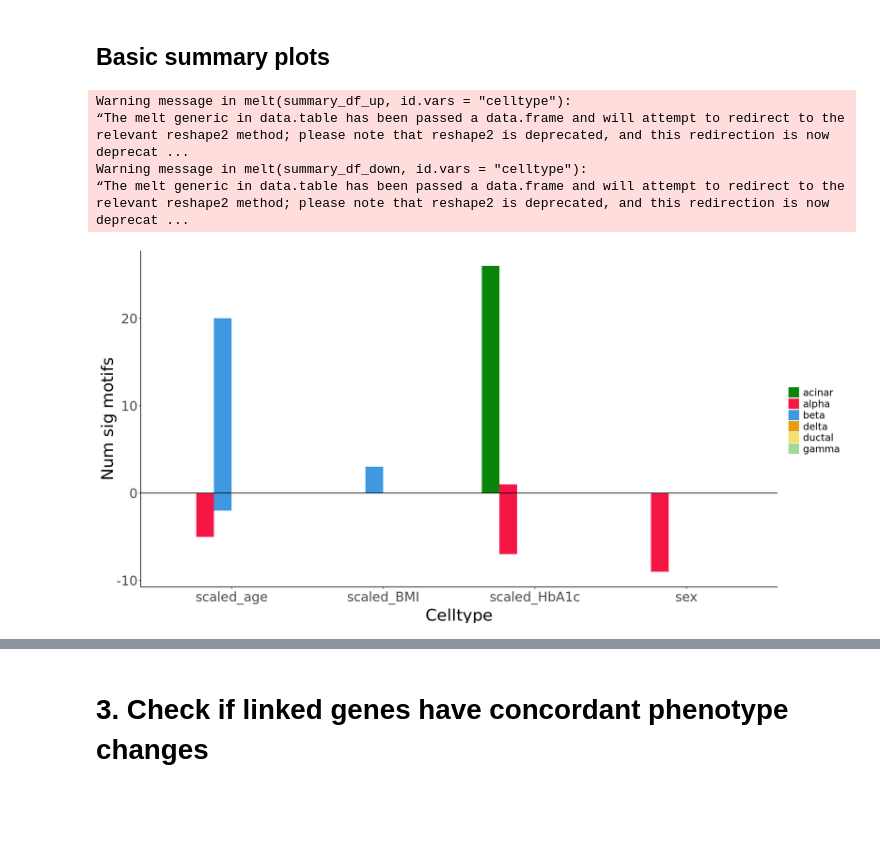
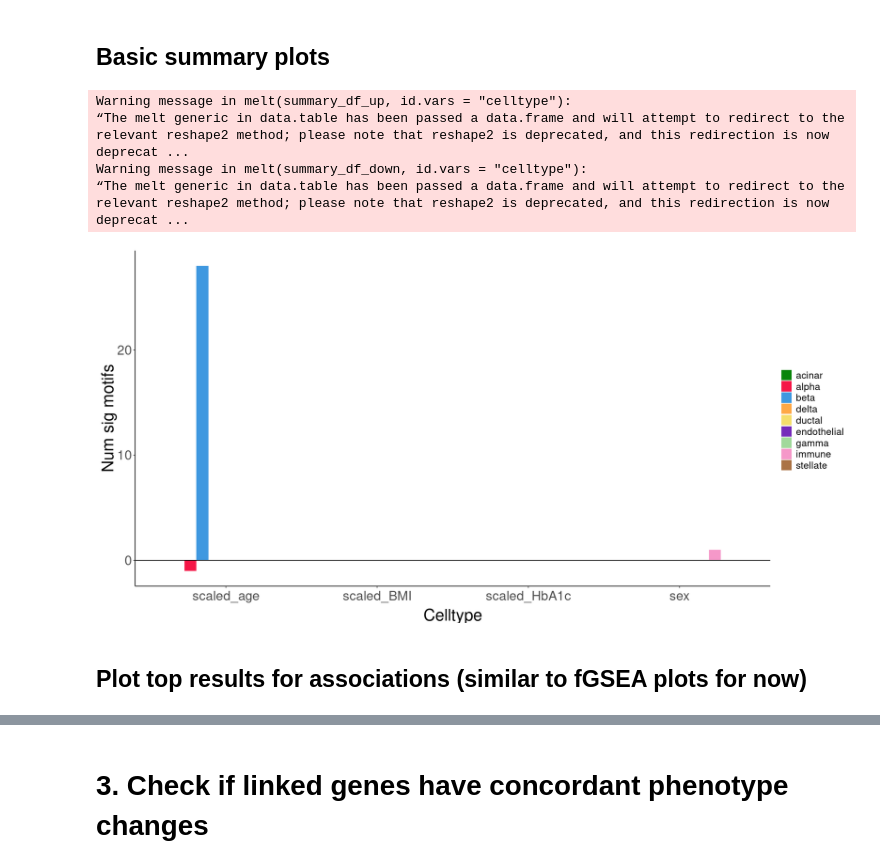
Before and after one commit to Gaulton-Lab/non-diabetic-islet-multiomics, a Jupyter notebook: code/2_Phenotype_associations/5b_ATAC_associations_combined_downstream.ipynb, the cells around one changed output, grey strips where cells are left out. Drawn from its saved outputs; the diff is of its cells as text; code cells hidden in the pictures; blank space fills up the shorter version.

```diff
--- a/code/2_Phenotype_associations/5b_ATAC_associations_combined_downstream.ipynb
+++ b/code/2_Phenotype_associations/5b_ATAC_associations_combined_downstream.ipynb
@@ -133,0 +177,13 @@ parallel -j 7 < 240426_HOMER_commands.sh
+# %%
+#moved files on ophelia to TSCC partition
+celltypes <- c('beta', 'alpha', 'delta', 'gamma', 'acinar','ductal', 'endothelial', 'immune','stellate')
+traits <- c('scaled_age', 'scaled_BMI', 'scaled_HbA1c', 'sex')
+config_fp <- file.path(homer_dir1, 'homer_config.txt')
+
+for(celltype in celltypes){
+    for(trait in traits){
+        for(dir in c('up','down')){
+            run_HOMER(celltype, trait, dir, homer_dir1, config_fp)
+        }
+    }
+}
@@ -148,9 +237,9 @@ parse_HOMER_knownResults <- function(celltype, trait, dir, homer_dir){
         df_fin <- df_fin %>% select(-c(consensus,target_seq_w_motif,bg_seq_w_motif)) %>%
                     mutate(motif_short=gsub("/.*",'',motif)) %>% mutate(motif_short=gsub("[(].*", "", motif_short)) %>% #shorten motif names to TFs
                     mutate_at(c('perc_target_seq_w_motif','perc_bg_seq_w_motif'),as.numeric) %>% #convert percents to numeric
-                    mutate(fc=(perc_target_seq_w_motif-perc_bg_seq_w_motif)/perc_bg_seq_w_motif) %>% #calculate foldchange
+                    mutate(fc=perc_target_seq_w_motif/perc_bg_seq_w_motif) %>% #calculate foldchange
                     mutate(l2fc=log2(abs(fc))) #take log2 of foldchange
-        #recalc the qvalue with out preferred method
+        #recalc the qvalue with our preferred method
         df_fin$neglog10p <- -log10(df_fin$pval)
         df_fin$padj <- p.adjust(p=df_fin$pval, method='BH', n=nrow(df_fin))
 
@@ -159,8 +248,8 @@ parse_HOMER_knownResults <- function(celltype, trait, dir, homer_dir){
         write.table(df_fin, out_fp, sep='\t', row.names=FALSE, quote=FALSE)
 
         #cut to sig motifs and do final reordering
-        df_sig <- subset(df_fin, padj < 0.1)
-        df_sig <- df_sig %>% select(-c(log_pval,qval)) %>% relocate(c(neglog10p,padj), .after=pval)
+        df_sig <- subset(df_fin, qval < 0.1)
+        df_sig <- df_sig %>% relocate(c(neglog10p,padj), .after=pval)
         print(paste(homer_fp, dim(df_sig)[1]))
 
         #write to file
@@ -172,12 +261,11 @@ parse_HOMER_knownResults <- function(celltype, trait, dir, homer_dir){
 }
 # %%
 traits <- c('scaled_age', 'scaled_BMI', 'scaled_HbA1c', 'sex')
-homer_dir <- file.path(outdir, 'ATAC', 'HOMER')
 
-for(celltype in joint_celltypes){
+for(celltype in celltypes){
     for(trait in traits){
         for(dir in c('up','down')){
-            parse_HOMER_knownResults(celltype, trait, dir, homer_dir)
+            parse_HOMER_knownResults(celltype, trait, dir, homer_dir1)
         }
     }
 }
@@ -203,7 +291,7 @@ for(celltype in joint_celltypes){
 ## Basic summary plots
 # %%
 ### summarize sig genes results (plot with up and down as + and -)
-summarize_HOMER_sig_motifs <- function(traits, celltypes, deseq_outdir, colors, padj_cutoff=0.1){
+summarize_HOMER_sig_motifs <- function(traits, celltypes, homer_dir, colors, padj_cutoff=0.1){
     #collect up and down info separately
     summary_df_up <- data.frame()
     for (celltype in celltypes){
@@ -263,10 +351,12 @@ summarize_HOMER_sig_motifs <- function(traits, celltypes, deseq_outdir, colors,
     print(p1)
 }
 # %%
-summarize_HOMER_sig_motifs(traits, joint_celltypes, homer_dir, colors)
+summarize_HOMER_sig_motifs(traits, celltypes, homer_dir1, celltype_colors)
 # %% [output]
 Warning message in melt(summary_df_up, id.vars = "celltype"):
 “The melt generic in data.table has been passed a data.frame and will attempt to redirect to the relevant reshape2 method; please note that reshape2 is deprecated, and this redirection is now deprecat ...
 Warning message in melt(summary_df_down, id.vars = "celltype"):
 “The melt generic in data.table has been passed a data.frame and will attempt to redirect to the relevant reshape2 method; please note that reshape2 is deprecated, and this redirection is now deprecat ...
-[figure, old version]
+[figure, new version]
+# %% [markdown]
+## Plot top results for associations (similar to fGSEA plots for now)
```
Also changed, not shown: parts of 77 cells of this notebook, 12 other files.
